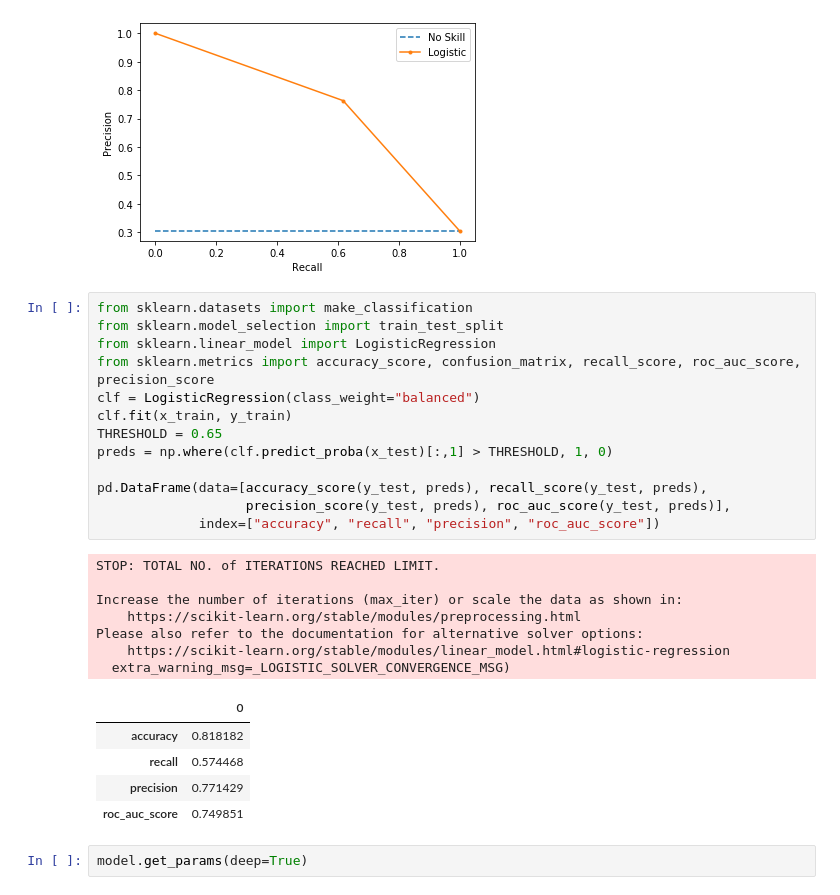
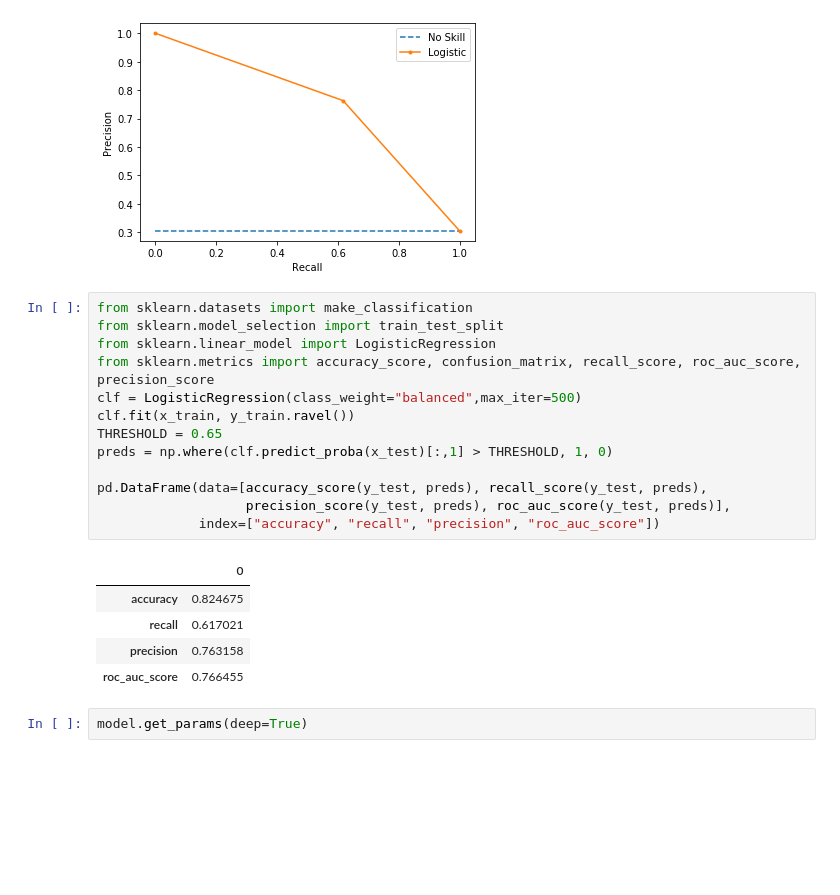
Before and after one commit to Mano181/Diabetes_Prediction, a Jupyter notebook: Diabetes_Prediction_Model.ipynb, the cells around one changed output. Saved outputs shown, nothing was run; the diff lists cells and outputs as text; blank space fills up the shorter version.

Commit message:
Final Model

```diff
--- a/Diabetes_Prediction_Model.ipynb
+++ b/Diabetes_Prediction_Model.ipynb
@@ -279,29 +279,22 @@ pyplot.show()
 # %%
 from sklearn.datasets import make_classification
 from sklearn.model_selection import train_test_split
 from sklearn.linear_model import LogisticRegression
 from sklearn.metrics import accuracy_score, confusion_matrix, recall_score, roc_auc_score, precision_score
-clf = LogisticRegression(class_weight="balanced")
-clf.fit(x_train, y_train)
+clf = LogisticRegression(class_weight="balanced",max_iter=500)
+clf.fit(x_train, y_train.ravel())
 THRESHOLD = 0.65
 preds = np.where(clf.predict_proba(x_test)[:,1] > THRESHOLD, 1, 0)
 
 pd.DataFrame(data=[accuracy_score(y_test, preds), recall_score(y_test, preds),
                    precision_score(y_test, preds), roc_auc_score(y_test, preds)],
              index=["accuracy", "recall", "precision", "roc_auc_score"])
 # %% [output]
-STOP: TOTAL NO. of ITERATIONS REACHED LIMIT.
-
-Increase the number of iterations (max_iter) or scale the data as shown in:
-    https://scikit-learn.org/stable/modules/preprocessing.html
-Please also refer to the documentation for alternative solver options:
-    https://scikit-learn.org/stable/modules/linear_model.html#logistic-regression
-  extra_warning_msg=_LOGISTIC_SOLVER_CONVERGENCE_MSG)
 |  | 0 |
-| accuracy | 0.818182 |
-| recall | 0.574468 |
-| precision | 0.771429 |
-| roc_auc_score | 0.749851 |
+| accuracy | 0.824675 |
+| recall | 0.617021 |
+| precision | 0.763158 |
+| roc_auc_score | 0.766455 |
 # %%
 model.get_params(deep=True)
 # %% [output]
```
Also changed, not shown: parts of 32 cells of this notebook, 2 other files.
